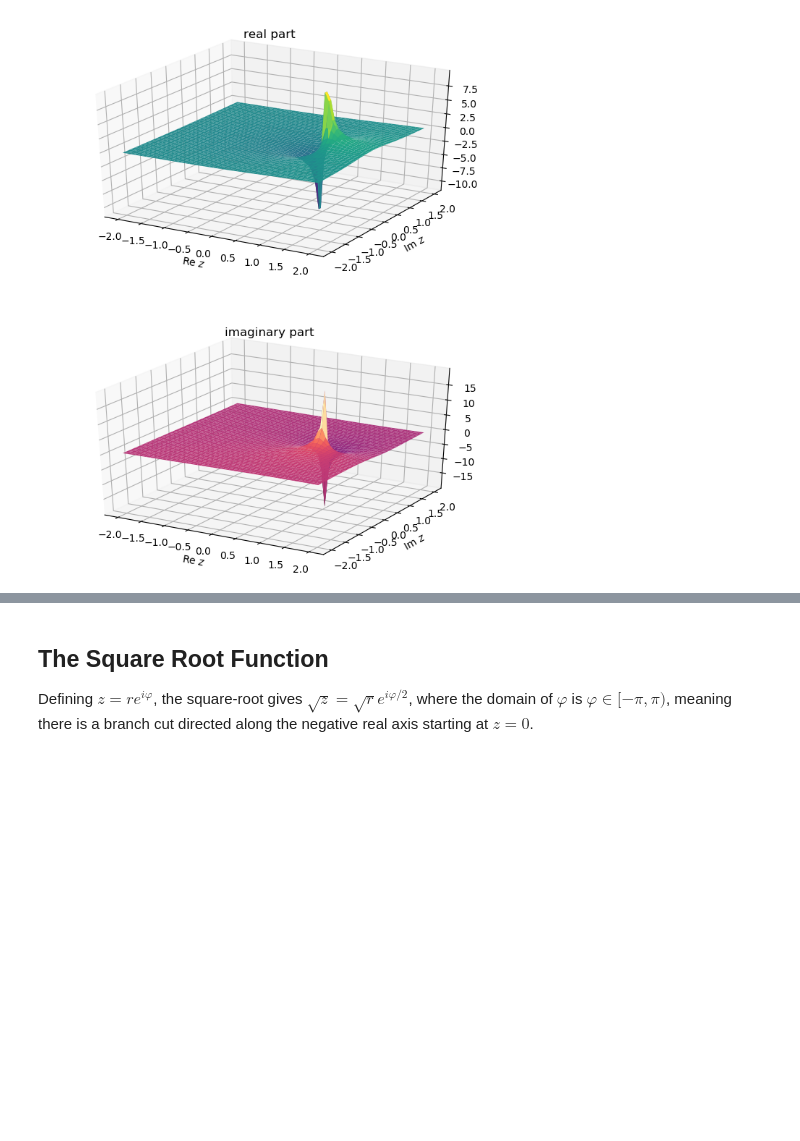
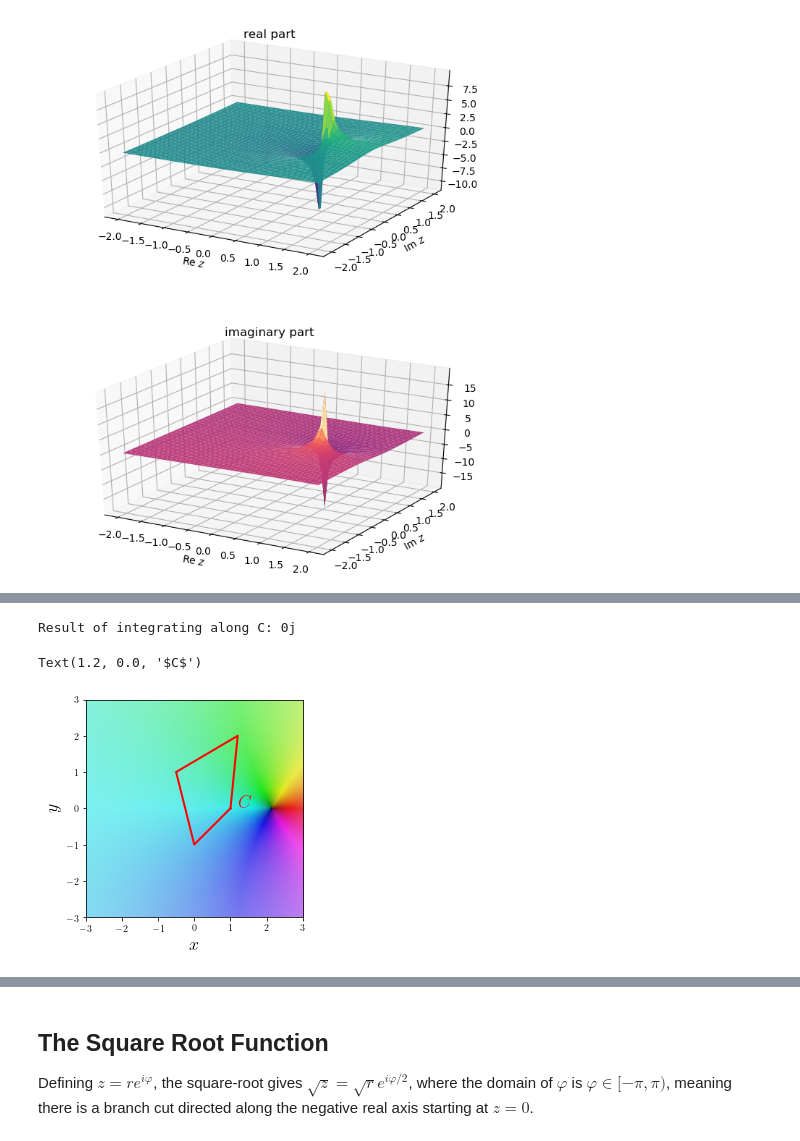
Before and after one commit to ajackura/LatticeSummerSchool2021-ScatteringExercises, a Jupyter notebook: Notebooks/complex.ipynb, the cells around one changed output, grey strips where cells are left out. Saved outputs shown, nothing was run; the diff lists cells and outputs as text; code cells hidden in the pictures; blank space fills up the shorter version.

Commit message:
changes to complex notebook

```diff
--- a/Notebooks/complex.ipynb
+++ b/Notebooks/complex.ipynb
@@ -82,0 +184,71 @@ argand_plot(f,args=[z0,r0])
+# %%
+# The function (analytic within the contour C) we're going to put into Cauchy's integral formula
+# In this example I'll use three random numbers between -5 and 5 to construct the function f(z)
+a=10.0*(rn.random()-0.5)
+b=10.0*(rn.random()-0.5)
+c=10.0*(rn.random()-0.5)
+
+# The integrand in Cauchy's theorem
+def f(z):
+    return a + b*z + c*z**2
+
+'''
+Integrates any complex function 'func' along a path 'path' in the complex plane that is formed from a list of points
+'''
+def contour_integrate(func,path):
+    result=0.0
+    for n in np.arange(len(path)-1):
+        z0 = path[n]
+        dz = path[n+1]-path[n]
+        integrand_real = lambda x: np.real( func(z0+x*dz)*dz )
+        integrand_imag = lambda x: np.imag( func(z0+x*dz)*dz )
+        result_real = integrate.quad(integrand_real,0.0,1.0)[0] # keep value only
+        result_imag = integrate.quad(integrand_imag,0.0,1.0)[0] # keep value only
+        result += result_real + 1j*result_imag
+    return result
+
+'''
+Here we choose a quadrilateral contour, with the corners specified by C1,C2,C3, and C4
+'''
+# Points on closed contour
+C1=1.0
+C2=2.0*1j+1.2
+C3=-0.5+1j
+C4=-1j
+C5=C1 # close path
+
+C=[C1,C2,C3,C4,C5]
+
+integral=contour_integrate(lambda z:f(z),C)/(2.0*np.pi*1j)
+print("Result of integrating along C: {0}".format(integral))
+# %% [output]
+Result of integrating along C: 0j
+# %%
+
+
+# Plot range -xmax:xmax and -ymax:ymax
+xmax=3
+ymax=3
+xp=np.linspace(-3,3,500) # the points on the x axis
+yp=np.linspace(-3,3,500) # the points on the y axis
+X,Y = np.meshgrid(xp, yp) # make a mesh out of the points on the x and y axes
+cwrap=lambda x,y: f(x+1j*y) # turn x and y coordinates into a complex number z=x + i y and return integrand(z)
+Z = cwrap(X, Y) # evaluate f(z) on the mesh and record the values in an array
+Zc=colorize(Z)
+
+# Use latex to render axis labels
+#from matplotlib import rc
+#rc('font',**{'family':'sans-serif','sans-serif':['Helvetica']})
+#rc('text', usetex=True)
+
+#plt.title("Plot of the integrand in Cauchy's theorem",y=1.05)
+plt.imshow(Zc,origin='lower',extent=(-xmax,xmax,-ymax,ymax))
+plt.xlabel(r'$x$',fontsize=18)
+plt.ylabel(r'$y$',fontsize=18)
+#plt.plot(np.real(z0),np.imag(z0),'bo') # put a blue circle at the point z0
+#plt.text(np.real(z0)+0.2,np.imag(z0),"$z_0$",fontsize=18,color='b') # Label the point z0
+plt.plot(np.real(C),np.imag(C),'r-',lw=2)
+plt.text(np.real(C[0])+0.2,np.imag(C[0]),r'$C$',fontsize=18,color='r')
+# %% [output]
+Text(1.2, 0.0, '$C$')
+[figure, added]
```
Also changed, not shown: parts of 5 cells of this notebook.
